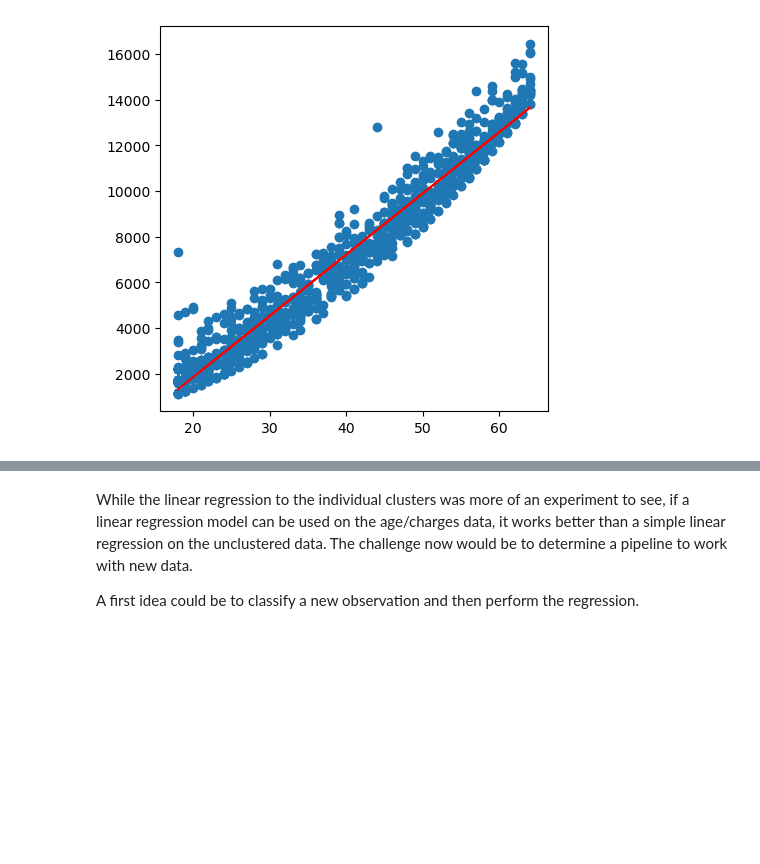
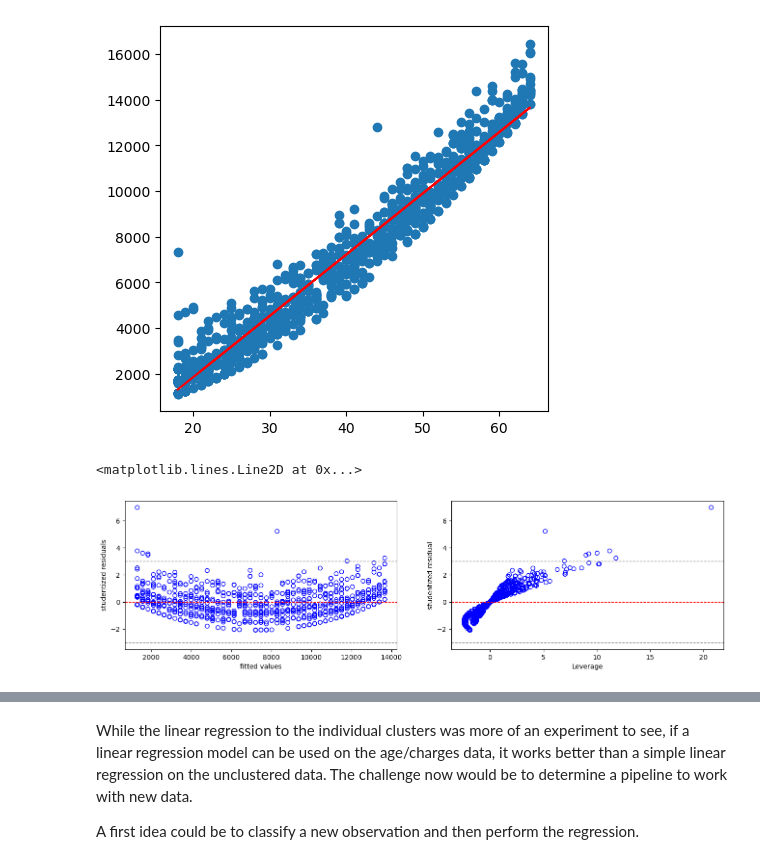
Before and after one commit to MisterSte/MLDA_Gruppenwerk, a Jupyter notebook: insurance.ipynb, the cells around one changed output, grey strips where cells are left out. Cells and saved outputs as stored; diff of their text form; code cells hidden in the pictures; blank space fills up the shorter version.

```diff
--- a/insurance.ipynb
+++ b/insurance.ipynb
@@ -540,6 +556,43 @@ Covariance Type:            nonrobust
 Notes:
 [1] Standard Errors assume that the covariance matrix of the errors is correctly specified.
 [figure]
+# %%
+# Obtain the residuals, studentized residuals and the leverages
+fitted_values = estimate_cluster_1.fittedvalues.values
+residuals = estimate_cluster_1.resid.values
+
+studentized_residuals = OLSInfluence(estimate_cluster_1).resid_studentized_internal
+leverages = OLSInfluence(estimate_cluster_1).influence
+
+# Debug check
+#print("fitted:", len(fitted_values))
+#print("resid:", len(studentized_residuals))
+
+# Plot
+fig, (ax1,ax2) = plt.subplots(1,2,figsize=(16,4))
+
+# Studentized Residuals
+ax1.scatter(fitted_values[:-1], studentized_residuals[:-1], facecolors='none', edgecolors='b')
+# Plot the possible Outlier in red
+ax1.set_xlabel('fitted values')
+ax1.set_ylabel('studentized residuals')
+
+# Leverages
+ax2.scatter(leverages[:-1], studentized_residuals[:-1], facecolors='none', edgecolors='b')
+ax2.set_xlabel('Leverage')
+ax2.set_ylabel('studentized residual')
+
+# Linie bei y = 0 in beiden Subplots
+ax1.axhline(0, color='red', linestyle='--', linewidth=1)
+ax1.axhline(3, color='gray', linestyle='--', linewidth=1)
+ax1.axhline(-3, color='gray', linestyle='--', linewidth=1)
+
+ax2.axhline(0, color='red', linestyle='--', linewidth=1)
+ax2.axhline(3, color='gray', linestyle='--', linewidth=1)
+ax2.axhline(-3, color='gray', linestyle='--', linewidth=1)
+# %% [output]
+<matplotlib.lines.Line2D at 0x...>
+[figure, added]
 # %%
 def lin_reg_cluster_2():
 
```
Also changed, not shown: parts of 3 cells of this notebook.
